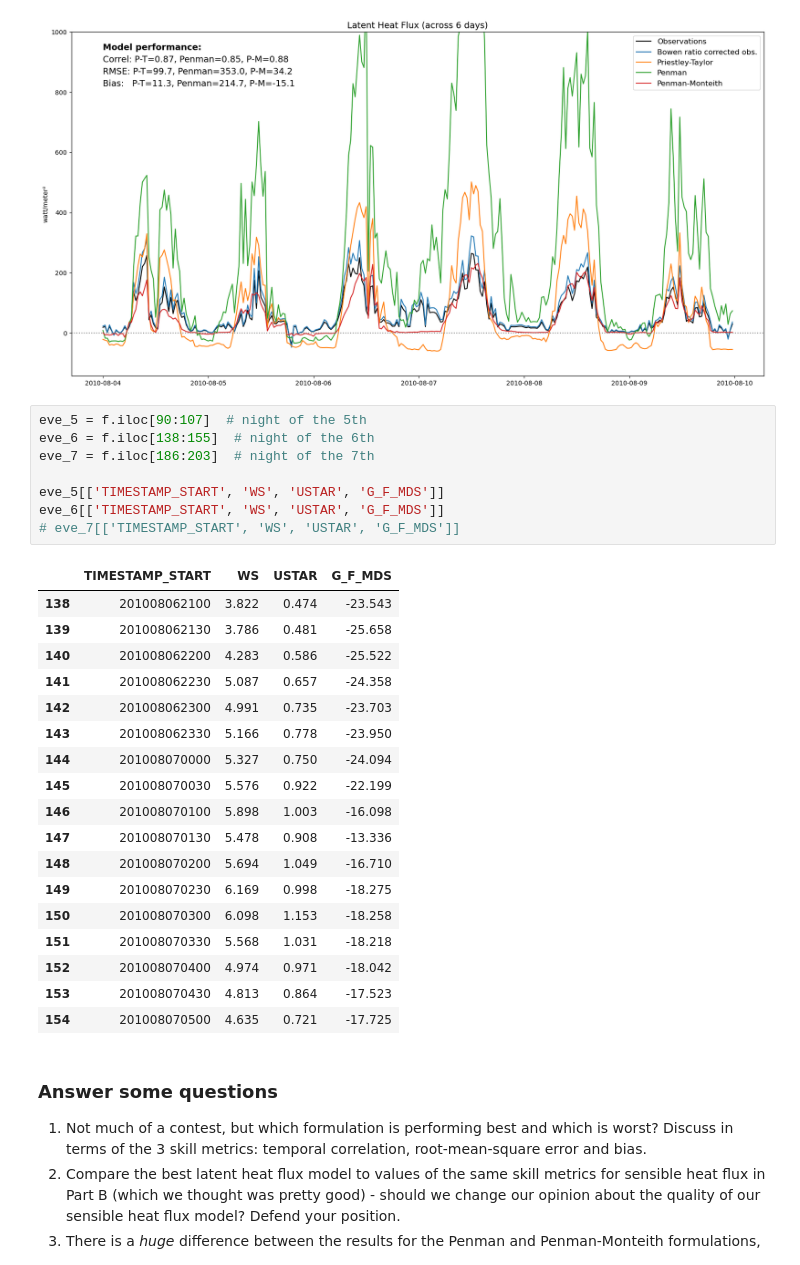
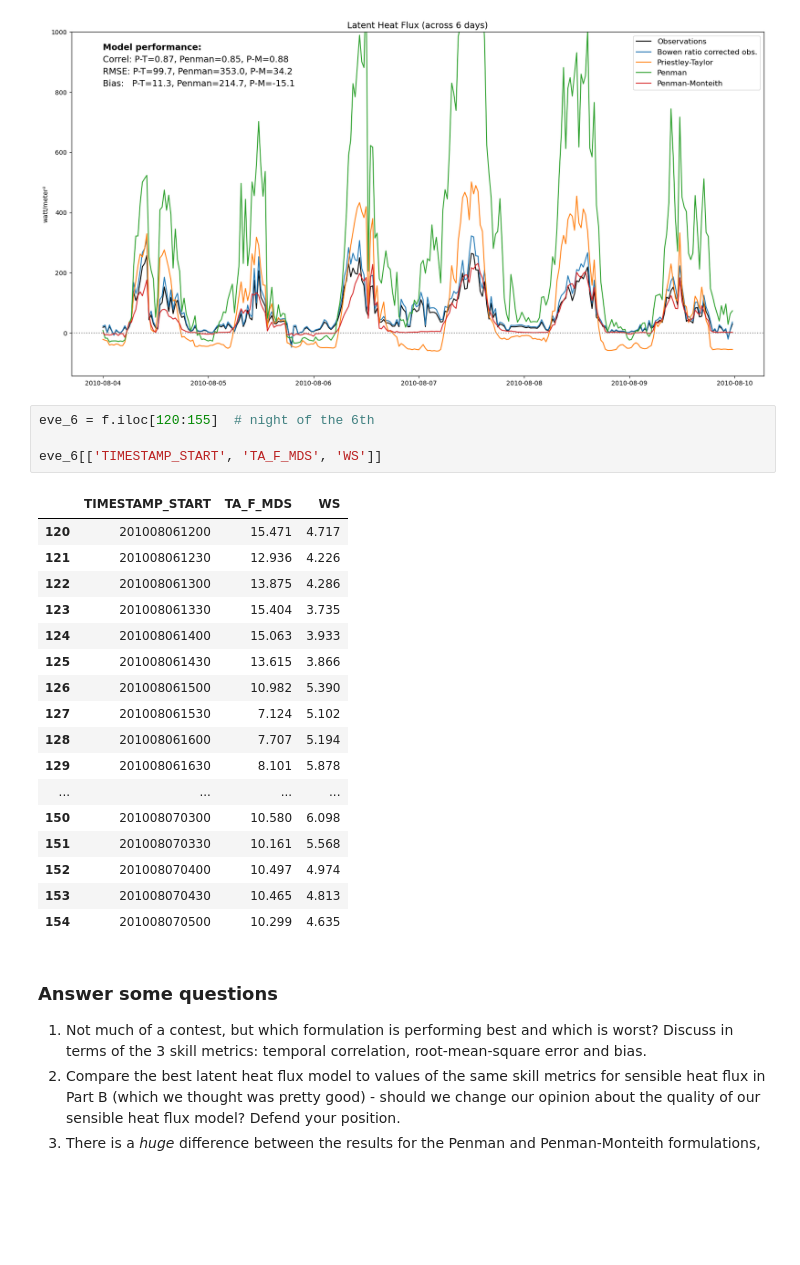
Before and after one commit to anlawyer/land-climate-interactions, a Jupyter notebook: HW3/CLIM614_HW_3.ipynb, the cells around one changed output. Saved outputs shown, nothing was run; the diff lists cells and outputs as text; blank space fills up the shorter version.

```diff
--- a/HW3/CLIM614_HW_3.ipynb
+++ b/HW3/CLIM614_HW_3.ipynb
@@ -608,32 +608,27 @@ plt.text(TIMESTAMP_START[0],820,f"Bias:   P-T={bias_pt:.1f}, Penman={bias_pen:.1
 |.......................|.......................|.......................|.......................|.......................|.......................
 [figure]
 # %%
-eve_5 = f.iloc[90:107]  # night of the 5th
-eve_6 = f.iloc[138:155]  # night of the 6th
-eve_7 = f.iloc[186:203]  # night of the 7th
+eve_6 = f.iloc[120:155]  # night of the 6th
 
-eve_5[['TIMESTAMP_START', 'WS', 'USTAR', 'G_F_MDS']]
-eve_6[['TIMESTAMP_START', 'WS', 'USTAR', 'G_F_MDS']]
-# eve_7[['TIMESTAMP_START', 'WS', 'USTAR', 'G_F_MDS']]
+eve_6[['TIMESTAMP_START', 'TA_F_MDS', 'WS']]
 # %% [output]
-|  | TIMESTAMP_START | WS | USTAR | G_F_MDS |
-| 138 | 201008062100 | 3.822 | 0.474 | -23.543 |
-| 139 | 201008062130 | 3.786 | 0.481 | -25.658 |
-| 140 | 201008062200 | 4.283 | 0.586 | -25.522 |
-| 141 | 201008062230 | 5.087 | 0.657 | -24.358 |
-| 142 | 201008062300 | 4.991 | 0.735 | -23.703 |
-| 143 | 201008062330 | 5.166 | 0.778 | -23.950 |
-| 144 | 201008070000 | 5.327 | 0.750 | -24.094 |
-| 145 | 201008070030 | 5.576 | 0.922 | -22.199 |
-| 146 | 201008070100 | 5.898 | 1.003 | -16.098 |
-| 147 | 201008070130 | 5.478 | 0.908 | -13.336 |
-| 148 | 201008070200 | 5.694 | 1.049 | -16.710 |
-| 149 | 201008070230 | 6.169 | 0.998 | -18.275 |
-| 150 | 201008070300 | 6.098 | 1.153 | -18.258 |
-| 151 | 201008070330 | 5.568 | 1.031 | -18.218 |
-| 152 | 201008070400 | 4.974 | 0.971 | -18.042 |
-| 153 | 201008070430 | 4.813 | 0.864 | -17.523 |
-| 154 | 201008070500 | 4.635 | 0.721 | -17.725 |
+|  | TIMESTAMP_START | TA_F_MDS | WS |
+| 120 | 201008061200 | 15.471 | 4.717 |
+| 121 | 201008061230 | 12.936 | 4.226 |
+| 122 | 201008061300 | 13.875 | 4.286 |
+| 123 | 201008061330 | 15.404 | 3.735 |
+| 124 | 201008061400 | 15.063 | 3.933 |
+| 125 | 201008061430 | 13.615 | 3.866 |
+| 126 | 201008061500 | 10.982 | 5.390 |
+| 127 | 201008061530 | 7.124 | 5.102 |
+| 128 | 201008061600 | 7.707 | 5.194 |
+| 129 | 201008061630 | 8.101 | 5.878 |
+| ... | ... | ... | ... |
+| 150 | 201008070300 | 10.580 | 6.098 |
+| 151 | 201008070330 | 10.161 | 5.568 |
+| 152 | 201008070400 | 10.497 | 4.974 |
+| 153 | 201008070430 | 10.465 | 4.813 |
+| 154 | 201008070500 | 10.299 | 4.635 |
 # %% [markdown]
 ### Answer some questions
 1. Not much of a contest, but which formulation is performing best and which is worst? Discuss in terms of the 3 skill metrics: temporal correlation, root-mean-square error and bias.
```
Also changed, not shown: parts of 3 cells of this notebook.
